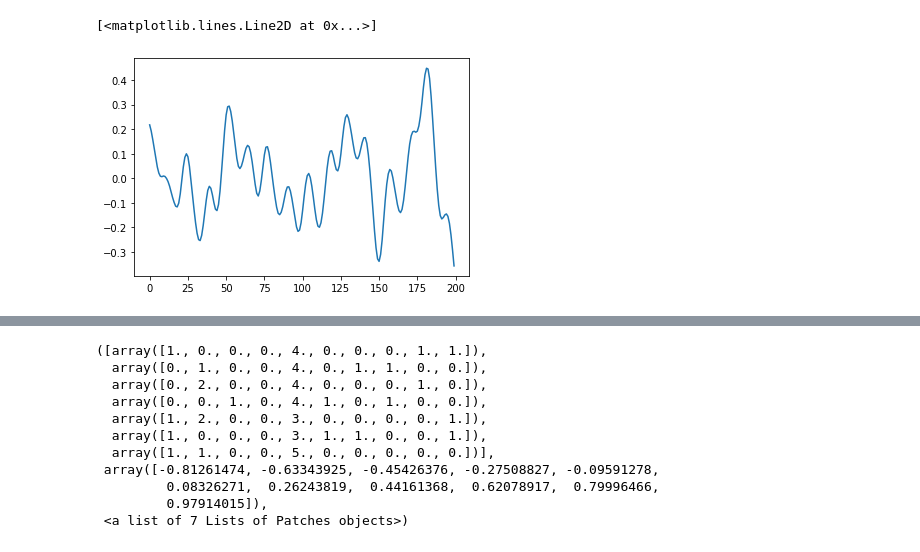
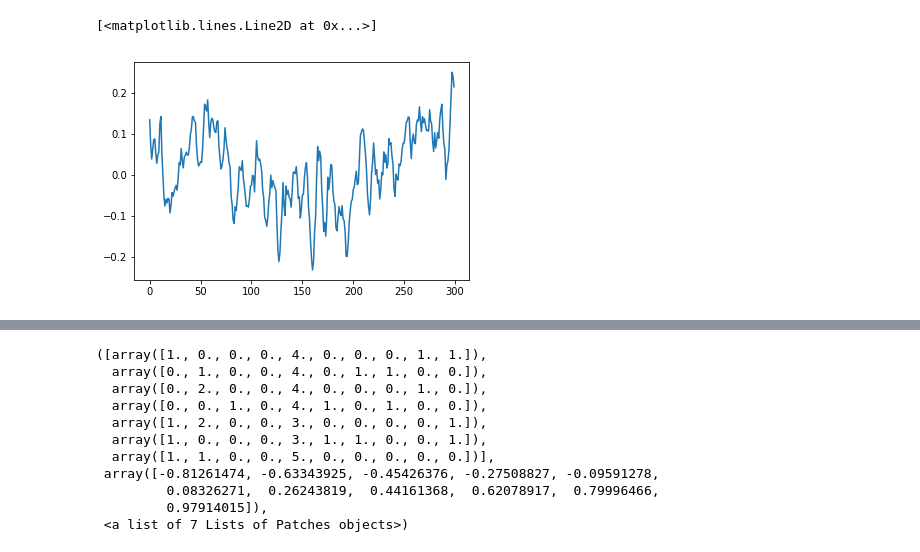
Before and after one commit to jamiecwebber/MusicMotionHack, a Jupyter notebook: Demo.ipynb, the cells around one changed output, grey strips where cells are left out. Drawn from its saved outputs; the diff is of its cells as text; code cells hidden in the pictures.

```diff
--- a/Demo.ipynb
+++ b/Demo.ipynb
@@ -16,4 +27,4 @@ from pylab import rcParams
 # %%
-y, sr = librosa.load('eclairdelune.wav')
+y, sr = librosa.load('VPRYNIMVMT2.wav')
 y = y/max(y)
 # %%
@@ -50,9 +60,9 @@ KeyboardInterrupt:
 # %%
 
-plt.plot( range(200), y[480000:480200])
+plt.plot( range(300), y[480000:480300])
 # %% [output]
 [<matplotlib.lines.Line2D at 0x...>]
-[figure, old version]
+[figure, new version]
 # %%
 np.max(np.abs(la.eig(esn.weights_)[0]))
 # %% [output]
```
Also changed, not shown: parts of 4 cells of this notebook, 3 other files.
